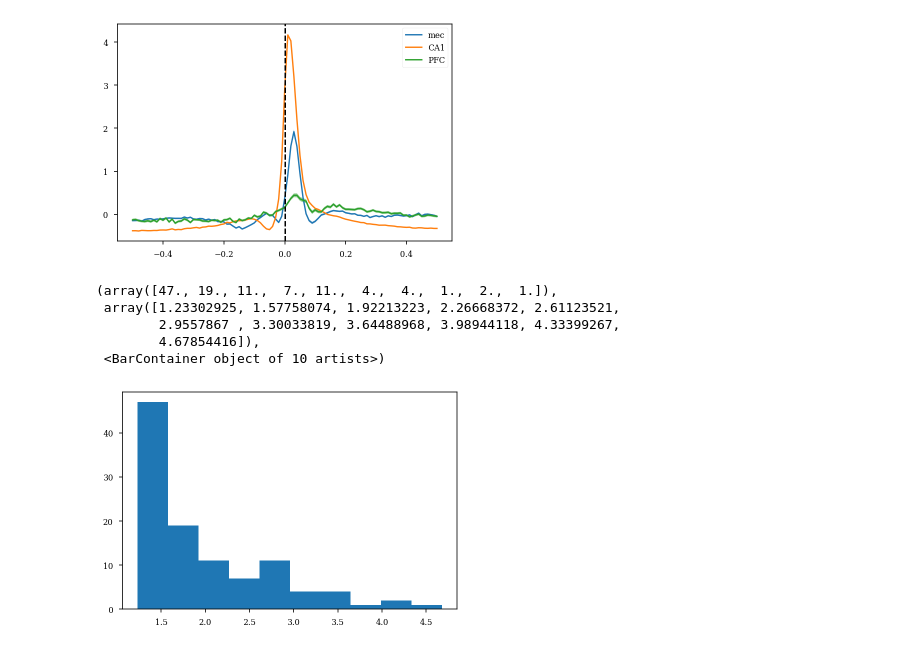
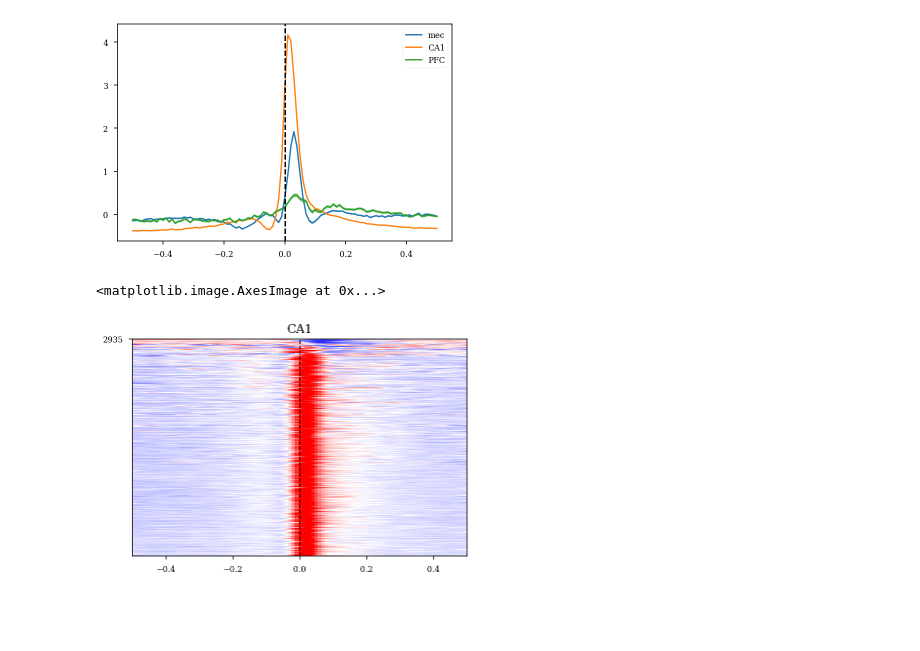
Before and after one commit to ryanharvey1/ripple_heterogeneity, a Jupyter notebook: scripts/readout/region_psth.ipynb, the cells around one changed output. Drawn from its saved outputs; the diff is of its cells as text; code cells hidden in the pictures; blank space fills up the shorter version.

```diff
--- a/scripts/readout/region_psth.ipynb
+++ b/scripts/readout/region_psth.ipynb
@@ -102,44 +102,59 @@ plt.show()
 # %% [output]
 [figure]
 # %%
+from scipy.ndimage import gaussian_filter1d
+
 def plot_psth_matrix(psth_df, cell_metrics, region_idx, label=None, ax=None, vmax=3, vmin=-3):
 
     psth = psth_df.values[:, cell_metrics.brainRegion.str.contains(region_idx).values]
 
-    sort_idx = np.argsort(np.argmax(psth, axis=0))
+    psth_smooth = gaussian_filter1d(psth, np.round(.020 / np.diff(psth_df.index)[0]),axis=0)
+
+    # sort_idx = np.argsort(np.argmax(psth, axis=0))
+
+
+
+    # max_mean_ratio = (psth_smooth[(psth_df.index > 0) & (psth_df.index < 0.1),:].max(axis=0) / psth_smooth.mean(axis=0))
+    max_mean_ratio = (psth_smooth[(psth_df.index > 0) & (psth_df.index < 0.1),:].max(axis=0) / psth_smooth[(psth_df.index < -0.10),:].mean(axis=0))
+
+    sort_idx = np.argsort(max_mean_ratio)
+
     if ax is None:
         plt.figure()
     ax = plt.gca()
     # sns.heatmap(
     #     stats.zscore(psth, axis=0)[:,sort_idx].T,
     #     ax=ax,
     #     cmap="bwr",
     #     vmax=3,
     #     vmin=-3,
     #     xticklabels=False,
     # )
     extent = [psth_df.index.min(), psth_df.index.max(), 0, psth.shape[1]]
 
     sm = ax.imshow(
-        stats.zscore(psth, axis=0)[:, sort_idx].T,
+        stats.zscore(psth_smooth, axis=0)[:, sort_idx].T,
         aspect="auto",
         interpolation="nearest",
         extent=extent,
         vmin=vmin,
         vmax=vmax,
         cmap="bwr"
     )
 
     ax.set_yticks([psth.shape[1]])
 
     ax.axvline(0, color="k", lw=1, ls="--")
     if label is not None:
         ax.set_title(label, fontsize=12)
     return sm
 
 plot_psth_matrix(psth_df, cell_metrics, "CA1", "CA1")
-plot_psth_matrix(psth_df, cell_metrics, "EC1|EC2|EC3|EC4|EC5|MEC", "mec")
-plot_psth_matrix(psth_df, cell_metrics, "PFC", "PFC")
+# plot_psth_matrix(psth_df, cell_metrics, "EC1|EC2|EC3|EC4|EC5|MEC", "mec")
+# plot_psth_matrix(psth_df, cell_metrics, "PFC", "PFC")
+# %% [output]
+<matplotlib.image.AxesImage at 0x...>
+[figure, added]
 # %%
 def confidence_intervals(X,conf=0.95):
     # remove nans
@@ -155,12 +170,3 @@ def std_upper_lower(X):
     upper = np.nanmean(X,axis=1) + np.nanstd(X,axis=1)
     lower = np.nanmean(X,axis=1) - np.nanstd(X,axis=1)
     return lower,upper
-# %%
-plt.hist(psth.max(axis=0) / psth.mean(axis=0))
-# %% [output]
-(array([47., 19., 11.,  7., 11.,  4.,  4.,  1.,  2.,  1.]),
- array([1.23302925, 1.57758074, 1.92213223, 2.26668372, 2.61123521,
-        2.9557867 , 3.30033819, 3.64488968, 3.98944118, 4.33399267,
-        4.67854416]),
- <BarContainer object of 10 artists>)
-[figure, removed]
```
Also changed, not shown: parts of 2 cells of this notebook.
